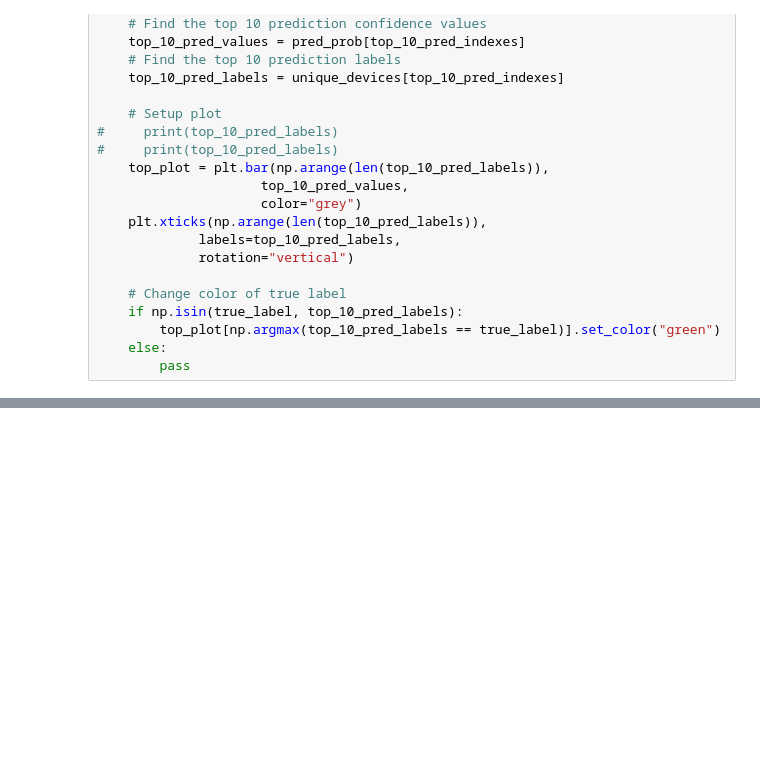
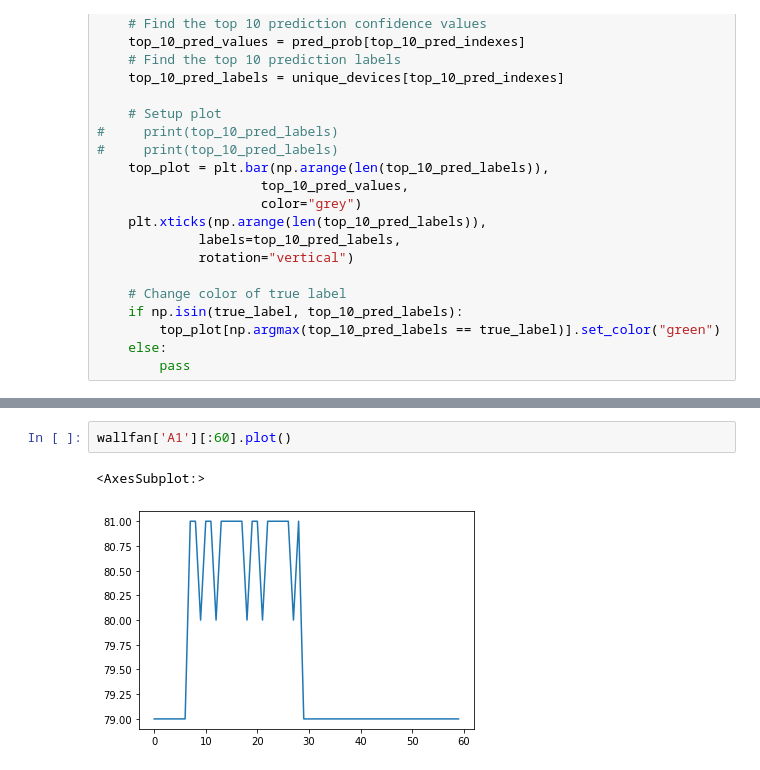
Before and after one commit to caxefaizan/S3_bucket_manipulation, a Jupyter notebook: Demonstration.ipynb, the cells around one changed output, grey strips where cells are left out. Saved outputs shown, nothing was run; the diff lists cells and outputs as text; blank space fills up the shorter version.

```diff
--- a/Demonstration.ipynb
+++ b/Demonstration.ipynb
@@ -510,0 +573,5 @@ plot_pred_conf(prediction_probabilities=predictions,
+# %%
+wallfan['A1'][:60].plot()
+# %% [output]
+<AxesSubplot:>
+[figure, added]
```
Also changed, not shown: parts of 21 cells of this notebook.
